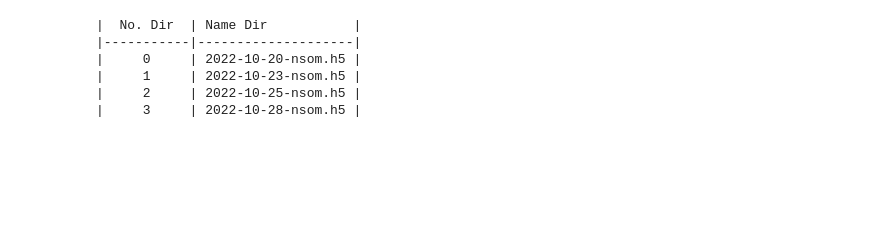
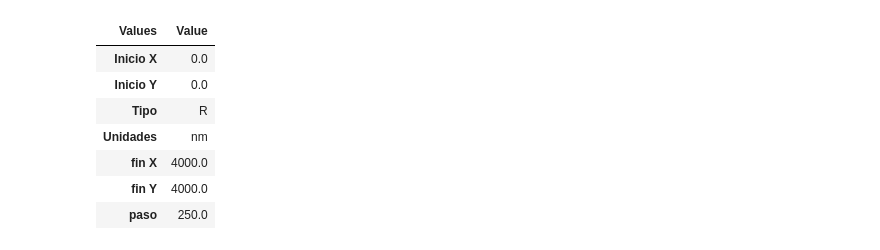
Before and after one commit to NanophotonIICOs/puppy-project, a Jupyter notebook: notebooks/webapp1.ipynb, the cells around one changed output. Drawn from its saved outputs; the diff is of its cells as text; code cells hidden in the pictures; blank space fills up the shorter version.

```diff
--- a/notebooks/webapp1.ipynb
+++ b/notebooks/webapp1.ipynb
@@ -7,20 +7,53 @@ import glob
 from os import walk
 from matplotlib.gridspec import GridSpec
 from IPython.display import display, clear_output
-from nano_lab import experiments
+from nano_lab import experiments,get_data
 from mpl_toolkits.axes_grid1 import make_axes_locatable,ImageGrid
 from matplotlib.gridspec import GridSpec
 import matplotlib as mpl
+import pandas as pd
 mpl.rcParams.update(mpl.rcParamsDefault)
-plt.style.use('../src/plotstyle.mplstyle')
-exp= experiments('nano-lab','nsom','fg163r',True)
+# plt.style.use('../src/plotstyle.mplstyle')
+# exp= experiments('nano-lab','nsom','fg163r',True)
+
+
+
+exp=get_data('nano-lab','nsom','fg163r',True)
+meas = exp.exp_meas
+if meas:
+    attrs, data = exp.get_spectra(meas[0])
+else :
+    print('Error')
+
+afm=data[0][:,:,0]
-# %% [output]
-|  No. Dir  | Name Dir           |
-|-----------|--------------------|
-|     0     | 2022-10-20-nsom.h5 |
-|     1     | 2022-10-23-nsom.h5 |
-|     2     | 2022-10-25-nsom.h5 |
-|     3     | 2022-10-28-nsom.h5 |
+# %%
+def get_data_spectra(exp,sel_meas):
+    meas = exp.exp_meas
+    if meas:
+        attrs, data = exp.get_spectra(sel_meas)
+        if data[0].ndim>2:
+            afm  = data[0][:,:,0]
+            nsom = data[0][:,:,0]
+            return afm, nsom, attrs
+        else:
+            afm = data[0]
+            return afm, attrs
+
+data = get_data_spectra(exp,'2022-10-28-nsom.h5')
+
+dframe = pd.DataFrame.from_dict([attrs]).T
+dframe.columns=["Value"]
+dframe.columns.names=['Values']
+dframe
+# %% [output]
+| Values | Value |
+| Inicio X | 0.0 |
+| Inicio Y | 0.0 |
+| Tipo | R |
+| Unidades | nm |
+| fin X | 4000.0 |
+| fin Y | 4000.0 |
+| paso | 250.0 |
 # %%
 from plotly.subplots import make_subplots
 import plotly.graph_objects as go
```
Also changed, not shown: parts of 3 cells of this notebook, 10 other files.
